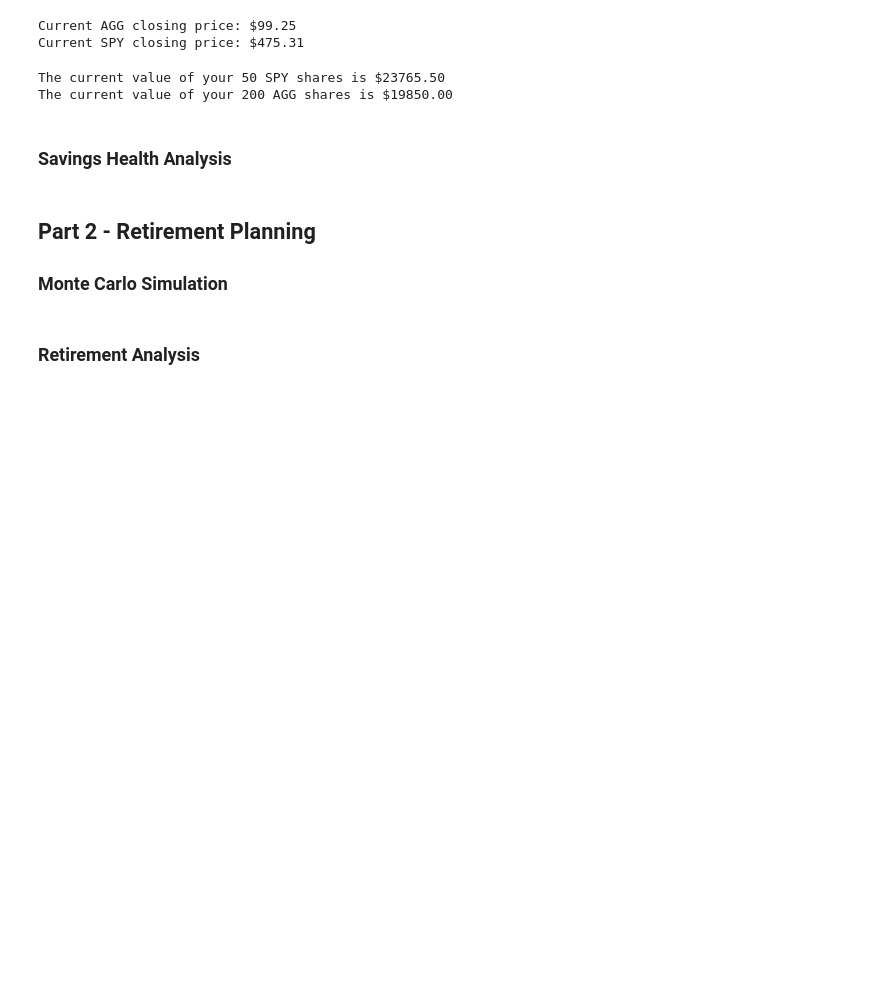
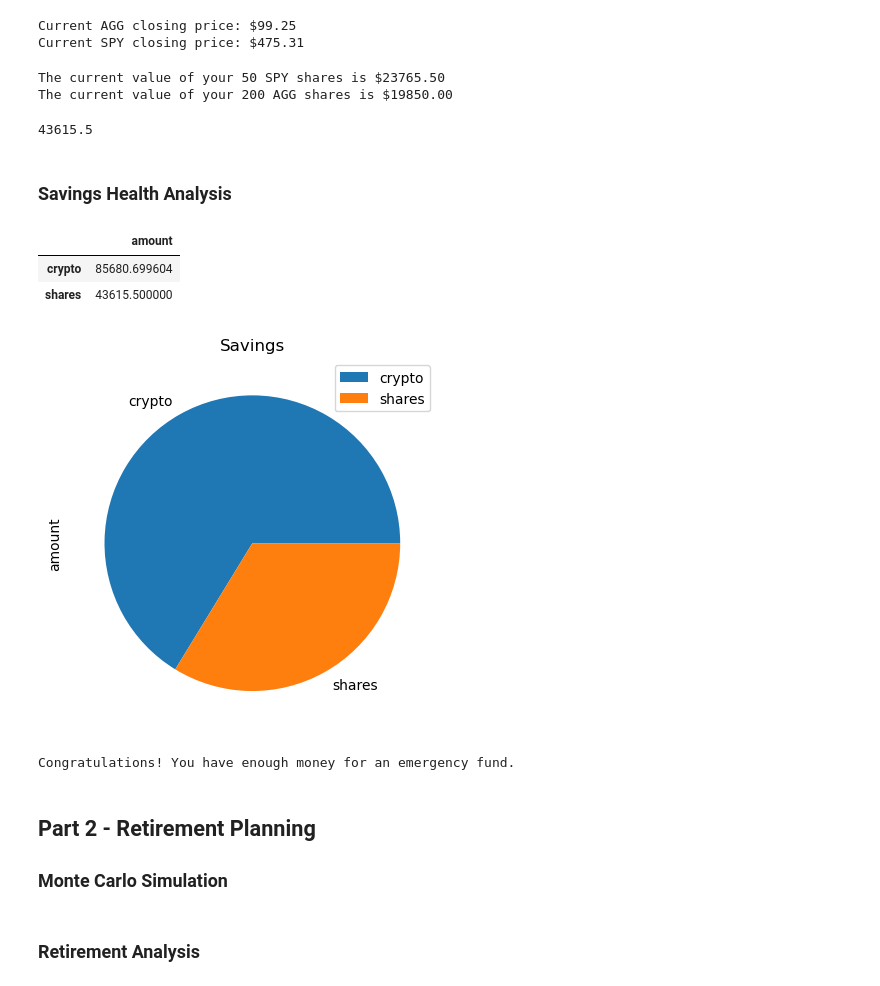
Before and after one commit to knieuwhof/Module-5-Challenge, a Jupyter notebook: financial-planner.ipynb, the cells around one changed output. Drawn from its saved outputs; the diff is of its cells as text; code cells hidden in the pictures; blank space fills up the shorter version.

Commit message:
health savings section completed

```diff
--- a/financial-planner.ipynb
+++ b/financial-planner.ipynb
@@ -187,20 +199,34 @@ print(f"The current value of your {my_agg} AGG shares is ${AGG_value:0.2f}")
 # %% [output]
 The current value of your 50 SPY shares is $23765.50
 The current value of your 200 AGG shares is $19850.00
+# %%
+total_shares = AGG_value + SPY_value
+total_shares
+# %% [output]
+43615.5
 # %% [markdown]
 ### Savings Health Analysis
 # %%
 # Set monthly household income
-# YOUR CODE HERE!
+monthly_income = 12000
 
 # Consolidate financial assets data
-# YOUR CODE HERE!
+# YOUR CODE HERE! ? what to put here
 
 # Create savings DataFrame
-# YOUR CODE HERE!
+df_savings = pd.DataFrame({"amount": [total_crypto_wallet, total_shares]}, index = ["crypto", "shares"])
 
 # Display savings DataFrame
 display(df_savings)
+
+# are my numbers correct? Not the same as BCS picture given
+# %% [output]
+|  | amount |
+| crypto | 85680.699604 |
+| shares | 43615.500000 |
 # %%
 # Plot savings pie chart
-# YOUR CODE HERE!
+
+df_savings.plot.pie(y='amount',title='Savings');
+# %% [output]
+[figure, added]
@@ -216,3 +233,19 @@ emergency_fund = monthly_income * 3
+# %%
+# Set ideal emergency fund
+emergency_fund = monthly_income * 3
+
+# Calculate total amount of savings
+total_savings = total_crypto_wallet + total_shares
+
+# Validate saving health
+if total_savings > emergency_fund:
+    print("Congratulations! You have enough money for an emergency fund.")
+if total_savings == emergency_fund:
+    print("Congratulations! You've reached your emergency fund goal.")
+if total_savings < emergency_fund:
+    print(f"You are ${emergency_fund - total_savings} short from reaching your goal.")
+# %% [output]
+Congratulations! You have enough money for an emergency fund.
 # %% [markdown]
 ## Part 2 - Retirement Planning
 
```
Also changed, not shown: parts of 5 cells of this notebook.
